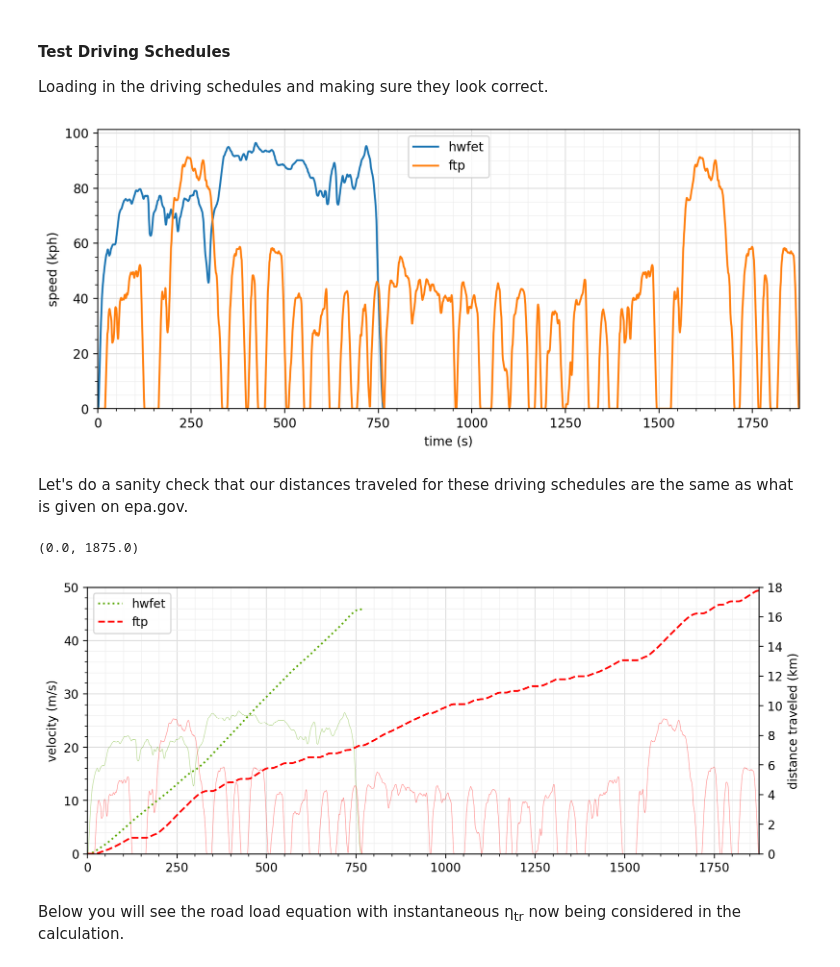
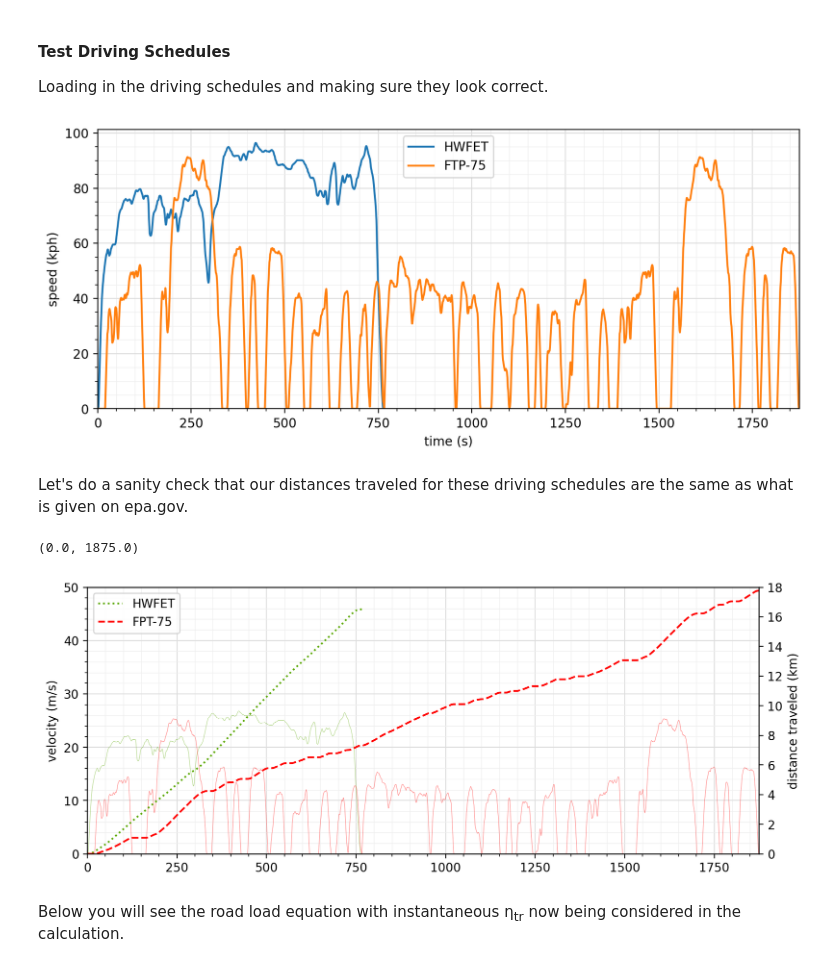
Before and after one commit to davvidbaker/aes-hw-s24, a Jupyter notebook: transportation/hw2.ipynb, the cells around one changed output. Drawn from its saved outputs; the diff is of its cells as text; code cells hidden in the pictures.

```diff
--- a/transportation/hw2.ipynb
+++ b/transportation/hw2.ipynb
@@ -51,27 +48,27 @@ Loading in the driving schedules and making sure they look correct.
 # %%
 import pandas as pd
 import matplotlib.pyplot as plt
 import hw_utils
 import matplotlib_inline
 from matplotlib.colors import hsv_to_rgb
 
 matplotlib_inline.backend_inline.set_matplotlib_formats("retina")
 
 hwfet_schedule = pd.read_csv("./hw2_hwfet.csv", usecols=[0, 1])
 ftp_schedule = pd.read_csv("./hw2_ftp.csv", usecols=[0, 1])
 
 hwfet_schedule.head()
 plt.figure(figsize=(10, 4))
-plt.plot(hwfet_schedule["speed (kph)"], label="hwfet")
-plt.plot(ftp_schedule["speed (kph)"], label="ftp")
+plt.plot(hwfet_schedule["speed (kph)"], label="HWFET")
+plt.plot(ftp_schedule["speed (kph)"], label="FTP-75")
 plt.legend()
 plt.xlabel("time (s)")
 plt.ylabel("speed (kph)")
 plt.xlim(0, 1875)
 plt.ylim(0)
 hw_utils.nice_grid(plt)
 # %% [output]
-[figure, old version]
+[figure, new version]
 # %% [markdown]
 Let's do a sanity check that our distances traveled for these driving schedules are the same as what is given on epa.gov.
 # %%
@@ -87,7 +84,7 @@ cycle = dict(
         hwfet_schedule["speed (kph)"] * kph_to_mps,
         ftp_schedule["speed (kph)"] * kph_to_mps,
     ],
-    name=["hwfet", "ftp"],
+    name=["HWFET", "FTP-75"],
 )
 
 hwfet_integral = np.array([0, *np.cumsum(cycle["mps"][0])]) / 1000.0
@@ -100,8 +97,8 @@ ax2 = ax1.twinx()
 
 ax1.plot(cycle["mps"][0], color="xkcd:leaf green", alpha=0.5, linewidth=0.4)
 ax1.plot(cycle["mps"][1], color="red", alpha=0.5, linewidth=0.4)
-ax2.plot(hwfet_integral, linestyle="dotted", color="xkcd:leaf green", label="hwfet")
-ax2.plot(ftp_integral, linestyle="dashed", color="red", label="ftp")
+ax2.plot(hwfet_integral, linestyle="dotted", color="xkcd:leaf green", label="HWFET")
+ax2.plot(ftp_integral, linestyle="dashed", color="red", label="FPT-75")
 ax1.set_ylabel("velocity (m/s)")
 hw_utils.nice_grid(ax1)
 
@@ -113,7 +110,7 @@ ax2.set_ylim(0, 18)
 ax1.set_xlim(0, 1875)
 # %% [output]
 (0.0, 1875.0)
-[figure, old version]
+[figure, new version]
 # %% [markdown]
 Below you will see the road load equation with  instantaneous η<sub>tr</sub> now being considered in the calculation.
 # %%
```
Also changed, not shown: parts of 12 cells of this notebook.
